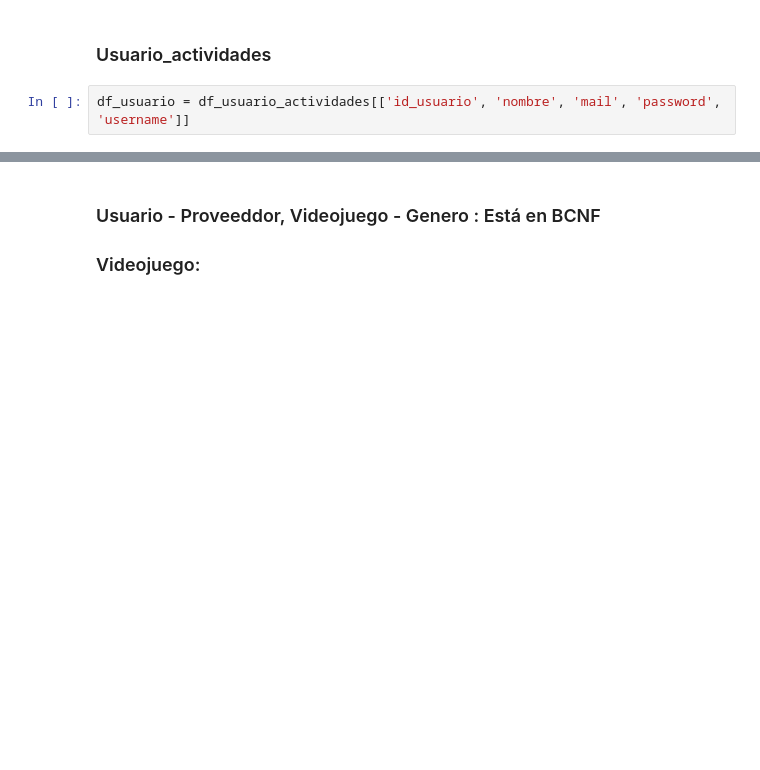
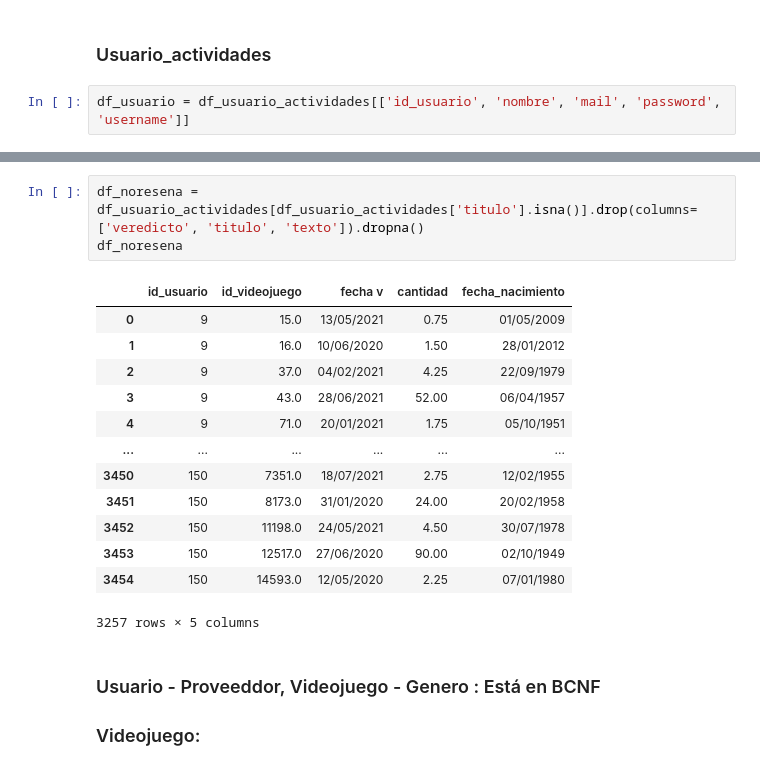
Before and after one commit to VicenteGarayR/Gatos-de-base, a Jupyter notebook: Entrega3/CSV/data_par.ipynb, the cells around one changed output, grey strips where cells are left out. Cells and saved outputs as stored; diff of their text form; blank space fills up the shorter version.

```diff
--- a/Entrega3/CSV/data_par.ipynb
+++ b/Entrega3/CSV/data_par.ipynb
@@ -177,3 +181,20 @@ df_usuario_actividades
+# %%
+df_noresena = df_usuario_actividades[df_usuario_actividades['titulo'].isna()].drop(columns=['veredicto', 'titulo', 'texto']).dropna()
+df_noresena
+# %% [output]
+|  | id_usuario | id_videojuego | fecha v | cantidad | fecha_nacimiento |
+| 0 | 9 | 15.0 | 13/05/2021 | 0.75 | 01/05/2009 |
+| 1 | 9 | 16.0 | 10/06/2020 | 1.50 | 28/01/2012 |
+| 2 | 9 | 37.0 | 04/02/2021 | 4.25 | 22/09/1979 |
+| 3 | 9 | 43.0 | 28/06/2021 | 52.00 | 06/04/1957 |
+| 4 | 9 | 71.0 | 20/01/2021 | 1.75 | 05/10/1951 |
+| ... | ... | ... | ... | ... | ... |
+| 3450 | 150 | 7351.0 | 18/07/2021 | 2.75 | 12/02/1955 |
+| 3451 | 150 | 8173.0 | 31/01/2020 | 24.00 | 20/02/1958 |
+| 3452 | 150 | 11198.0 | 24/05/2021 | 4.50 | 30/07/1978 |
+| 3453 | 150 | 12517.0 | 27/06/2020 | 90.00 | 02/10/1949 |
+| 3454 | 150 | 14593.0 | 12/05/2020 | 2.25 | 07/01/1980 |
+3257 rows × 5 columns
 # %% [markdown]
 ### Usuario - Proveeddor,  Videojuego - Genero : Está en BCNF
 
```
Also changed, not shown: parts of 3 cells of this notebook.
